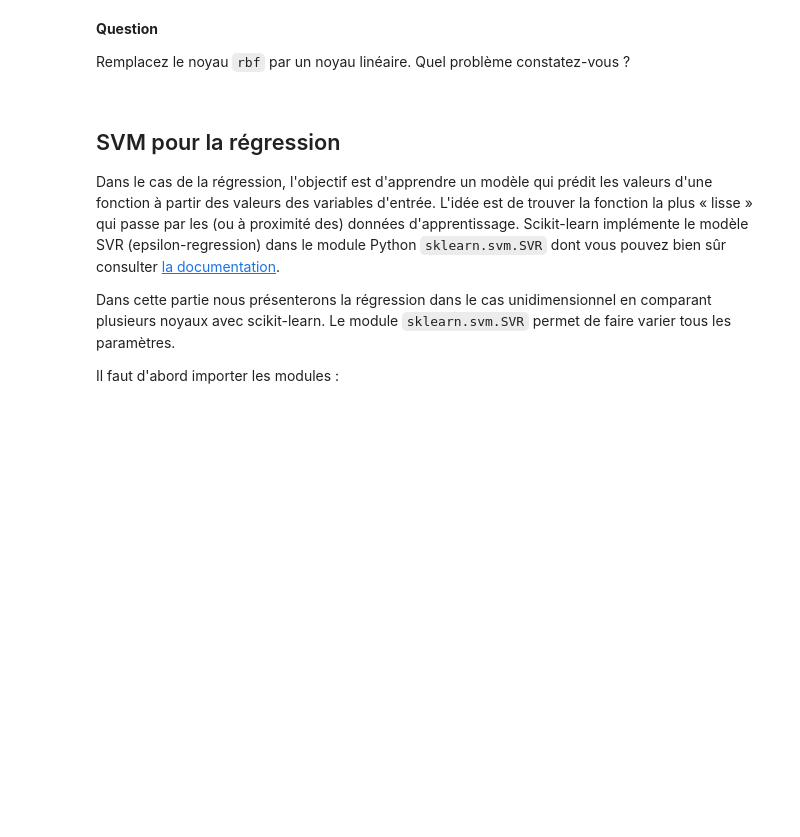
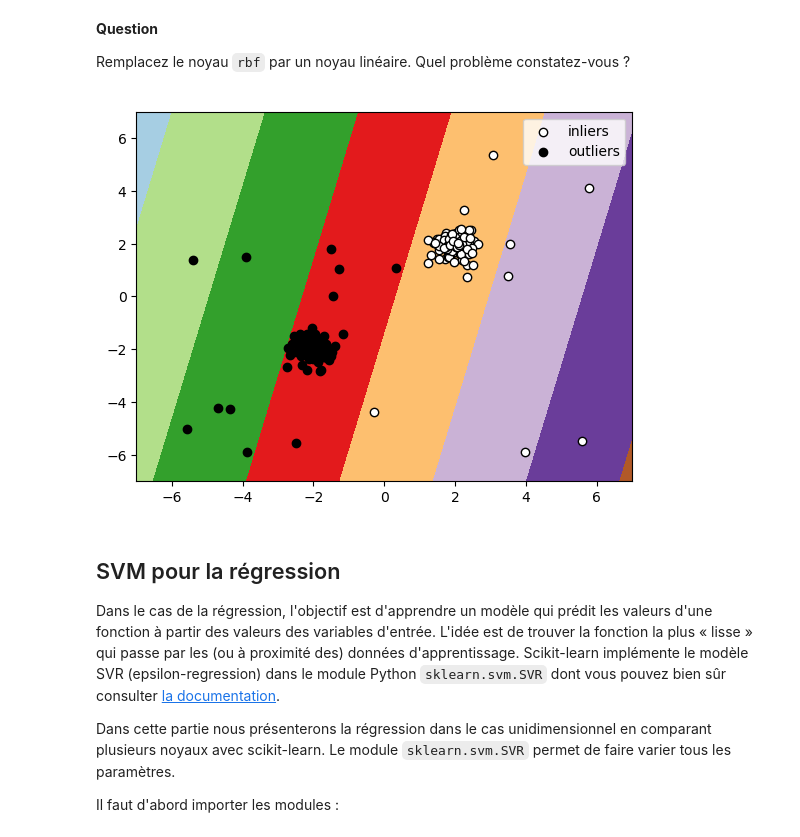
Before and after one commit to kved-lab/CNAM, a Jupyter notebook: RCP209/2026/session07-algorithmes-a-noyaux_practical.ipynb, the cells around one changed output. Cells and saved outputs as stored; diff of their text form; code cells hidden in the pictures; blank space fills up the shorter version.

```diff
--- a/RCP209/2026/session07-algorithmes-a-noyaux_practical.ipynb
+++ b/RCP209/2026/session07-algorithmes-a-noyaux_practical.ipynb
@@ -79,6 +126,28 @@ Testez plusieurs valeurs pour le paramètre `gamma`. Pour quelle valeur le résu
 Remplacez le noyau `rbf` par un noyau linéaire. Quel problème constatez-vous ?
 
 </div>
+# %%
+# Construction du modèle (noyau RBF)
+clf = svm.OneClassSVM(nu=0.1, kernel="linear", gamma=0.05)
+clf.fit(X)
+# Afficher les points et les vecteurs les plus proches du plan de séparation
+xx, yy = np.meshgrid(np.linspace(-7, 7, 500), np.linspace(-7, 7, 500))
+Z = clf.decision_function(np.c_[xx.ravel(), yy.ravel()])
+Z = Z.reshape(xx.shape)
+y_pred = clf.predict(X)
+
+# Choix du jeu de couleurs
+plt.set_cmap(plt.cm.Paired)
+# Trace le contour de la fonction de décision
+plt.contourf(xx, yy, Z)
+# Affiche les points considérés comme "inliers"
+plt.scatter(X[y_pred>0,0], X[y_pred>0,1], c='white', edgecolors='k', label='inliers')
+# Affiche les points considérés comme "outliers"
+plt.scatter(X[y_pred<=0,0], X[y_pred<=0,1], c='black', label='outliers')
+plt.legend()
+plt.show()
+# %% [output]
+[figure, added]
 # %% [markdown]
 ## SVM pour la régression
 
```
Also changed, not shown: parts of 6 cells of this notebook, 22 other files.
